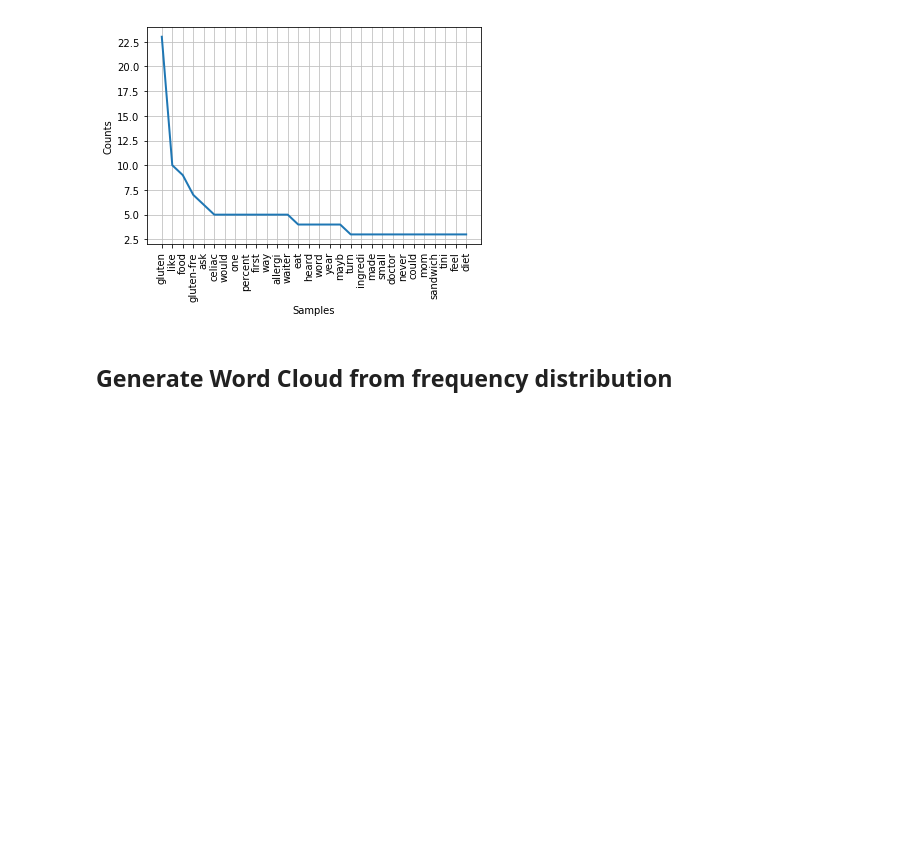
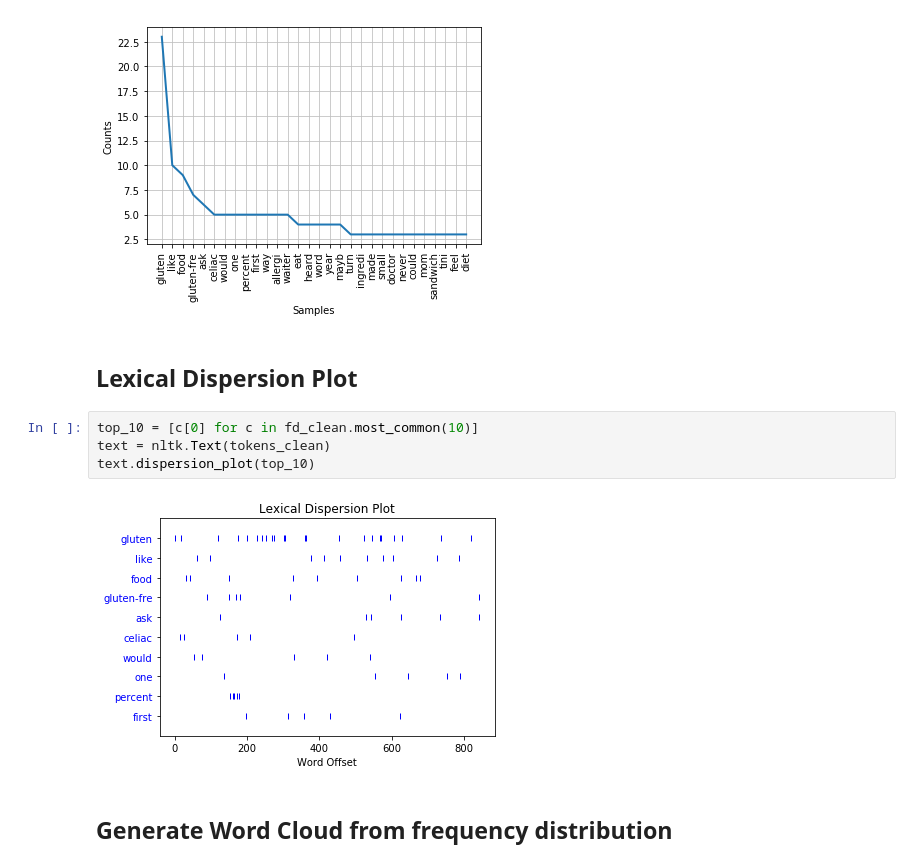
Before and after one commit to woo-chia-wei/python-text-mining, a Jupyter notebook: text-mining.ipynb, the cells around one changed output. Drawn from its saved outputs; the diff is of its cells as text; blank space fills up the shorter version.

Commit message:
Added lexcial dispersion plot

```diff
--- a/text-mining.ipynb
+++ b/text-mining.ipynb
@@ -139,6 +139,14 @@ fd_clean.plot(30)
 Frequency of most common 30 clean words:
 [('gluten', 23), ('like', 10), ('food', 9), ('gluten-fre', 7), ('ask', 6), ('celiac', 5), ('would', 5), ('one', 5), ('percent', 5), ('first', 5), ('way', 5), ('allergi', 5), ('waiter', 5), ('eat', 4), ...
 [figure]
+# %% [markdown]
+## Lexical Dispersion Plot
+# %%
+top_10 = [c[0] for c in fd_clean.most_common(10)]
+text = nltk.Text(tokens_clean)
+text.dispersion_plot(top_10)
+# %% [output]
+[figure, added]
 # %% [markdown]
 ## Generate Word Cloud from frequency distribution
 # %%
```
Also changed, not shown: parts of 3 cells of this notebook.
